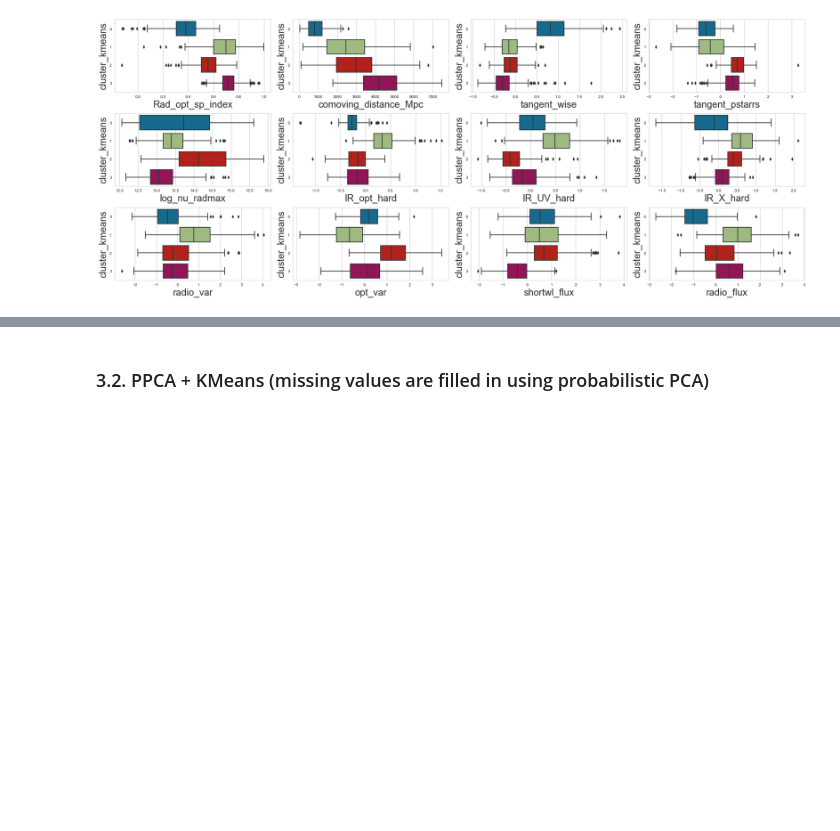
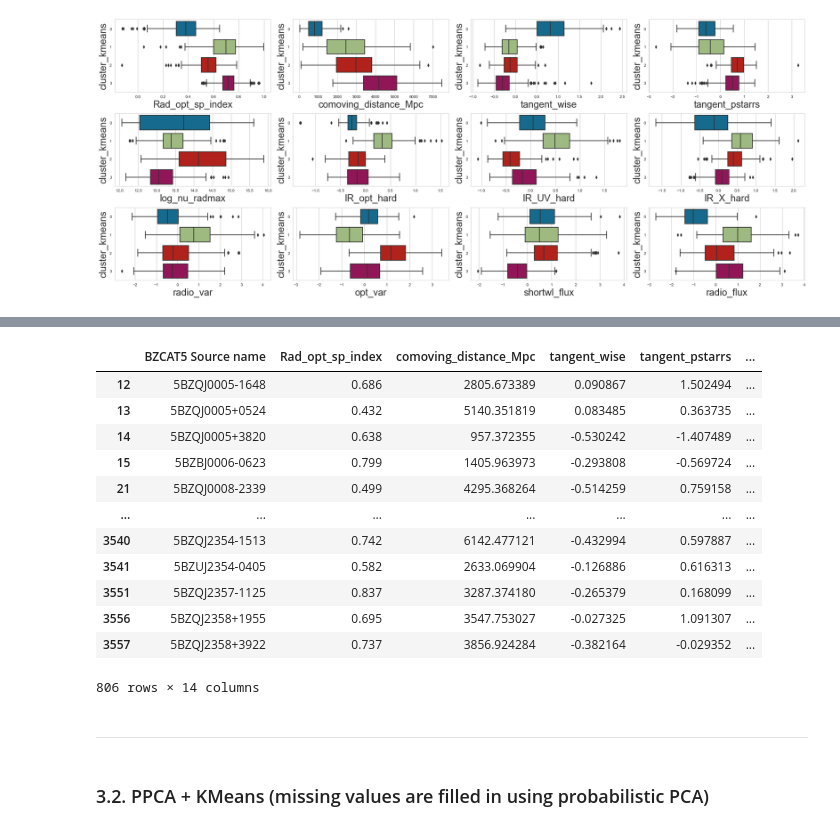
Before and after one commit to DKudryavtsev/BZCAT-Clustering, a Jupyter notebook: main_model.ipynb, the cells around one changed output, grey strips where cells are left out. Drawn from its saved outputs; the diff is of its cells as text; code cells hidden in the pictures; blank space fills up the shorter version.

```diff
--- a/main_model.ipynb
+++ b/main_model.ipynb
@@ -647,3 +668,25 @@ plot_distr(bzcat_pca_dropna, cols)
+# %%
+cols = ['BZCAT5 Source name']
+cols.extend(model_pca_dropna.columns)
+cols.append('cluster_kmeans')
+bzcat_pca_dropna[cols].to_csv('data/bzcat_nonans.csv', index_label='index')
+bzcat_pca_dropna[cols]
+# %% [output]
+|  | BZCAT5 Source name | Rad_opt_sp_index | comoving_distance_Mpc | tangent_wise | tangent_pstarrs | ... |
+| 12 | 5BZQJ0005-1648 | 0.686 | 2805.673389 | 0.090867 | 1.502494 | ... |
+| 13 | 5BZQJ0005+0524 | 0.432 | 5140.351819 | 0.083485 | 0.363735 | ... |
+| 14 | 5BZQJ0005+3820 | 0.638 | 957.372355 | -0.530242 | -1.407489 | ... |
+| 15 | 5BZBJ0006-0623 | 0.799 | 1405.963973 | -0.293808 | -0.569724 | ... |
+| 21 | 5BZQJ0008-2339 | 0.499 | 4295.368264 | -0.514259 | 0.759158 | ... |
+| ... | ... | ... | ... | ... | ... | ... |
+| 3540 | 5BZQJ2354-1513 | 0.742 | 6142.477121 | -0.432994 | 0.597887 | ... |
+| 3541 | 5BZUJ2354-0405 | 0.582 | 2633.069904 | -0.126886 | 0.616313 | ... |
+| 3551 | 5BZQJ2357-1125 | 0.837 | 3287.374180 | -0.265379 | 0.168099 | ... |
+| 3556 | 5BZQJ2358+1955 | 0.695 | 3547.753027 | -0.027325 | 1.091307 | ... |
+| 3557 | 5BZQJ2358+3922 | 0.737 | 3856.924284 | -0.382164 | -0.029352 | ... |
+806 rows × 14 columns
+# %% [markdown]
+---
 # %% [markdown]
 ### 3.2. PPCA + KMeans (missing values are filled in using probabilistic PCA)
 # %% [markdown]
```
Also changed, not shown: parts of 3 cells of this notebook.
